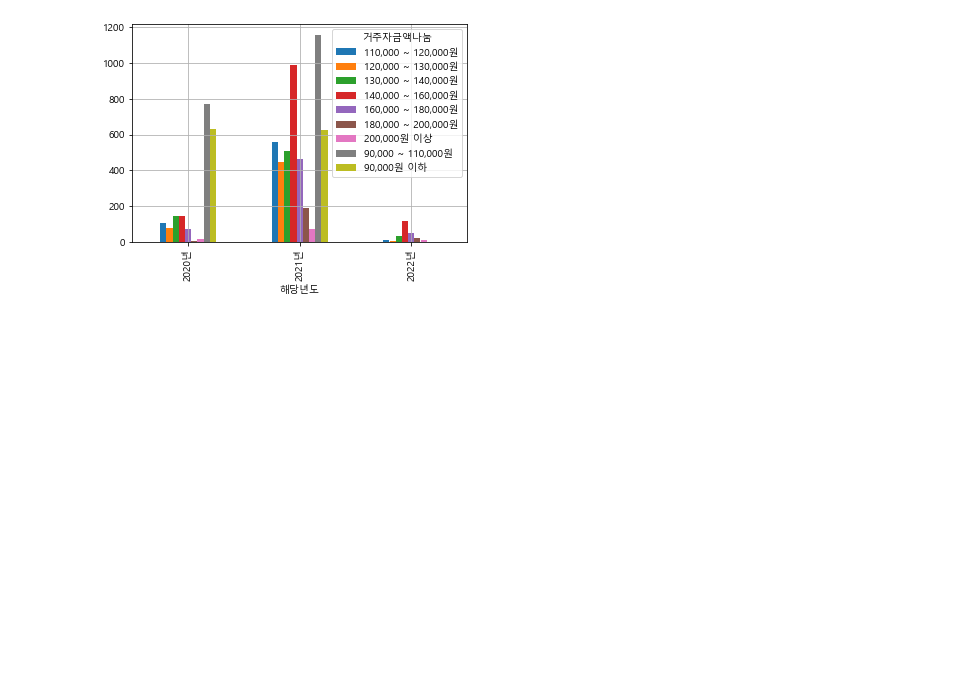
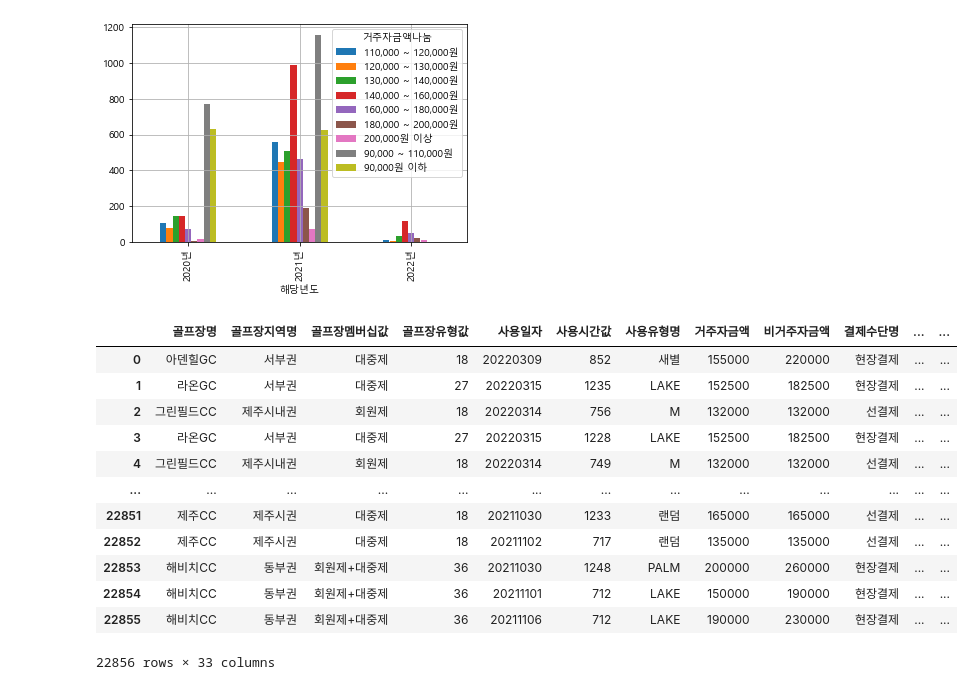
Before and after one commit to minwooking/Next_Ez_Training, a Jupyter notebook: golf16.ipynb, the cells around one changed output. Saved outputs shown, nothing was run; the diff lists cells and outputs as text; code cells hidden in the pictures; blank space fills up the shorter version.

```diff
--- a/golf16.ipynb
+++ b/golf16.ipynb
@@ -91,3 +207,19 @@ df_cancel[df_cancel.비거주자금액!=0].groupby([df_cancel['해당년도'],df
 df_cancel.groupby([df_cancel['해당년도'],df_cancel['거주자금액나눔']]).거주자금액나눔.count().unstack().plot.bar()
 # %% [output]
 [figure]
+# %%
+df
+# %% [output]
+|  | 골프장명 | 골프장지역명 | 골프장멤버십값 | 골프장유형값 | 사용일자 | 사용시간값 | 사용유형명 | 거주자금액 | 비거주자금액 | 결제수단명 | ... | ... |
+| 0 | 아덴힐GC | 서부권 | 대중제 | 18 | 20220309 | 852 | 새별 | 155000 | 220000 | 현장결제 | ... | ... |
+| 1 | 라온GC | 서부권 | 대중제 | 27 | 20220315 | 1235 | LAKE | 152500 | 182500 | 현장결제 | ... | ... |
+| 2 | 그린필드CC | 제주시내권 | 회원제 | 18 | 20220314 | 756 | M | 132000 | 132000 | 선결제 | ... | ... |
+| 3 | 라온GC | 서부권 | 대중제 | 27 | 20220315 | 1228 | LAKE | 152500 | 182500 | 현장결제 | ... | ... |
+| 4 | 그린필드CC | 제주시내권 | 회원제 | 18 | 20220314 | 749 | M | 132000 | 132000 | 선결제 | ... | ... |
+| ... | ... | ... | ... | ... | ... | ... | ... | ... | ... | ... | ... | ... |
+| 22851 | 제주CC | 제주시권 | 대중제 | 18 | 20211030 | 1233 | 랜덤 | 165000 | 165000 | 선결제 | ... | ... |
+| 22852 | 제주CC | 제주시권 | 대중제 | 18 | 20211102 | 717 | 랜덤 | 135000 | 135000 | 선결제 | ... | ... |
+| 22853 | 해비치CC | 동부권 | 회원제+대중제 | 36 | 20211030 | 1248 | PALM | 200000 | 260000 | 현장결제 | ... | ... |
+| 22854 | 해비치CC | 동부권 | 회원제+대중제 | 36 | 20211101 | 712 | LAKE | 150000 | 190000 | 현장결제 | ... | ... |
+| 22855 | 해비치CC | 동부권 | 회원제+대중제 | 36 | 20211106 | 712 | LAKE | 190000 | 230000 | 현장결제 | ... | ... |
+22856 rows × 33 columns
```
Also changed, not shown: parts of 13 cells of this notebook.
